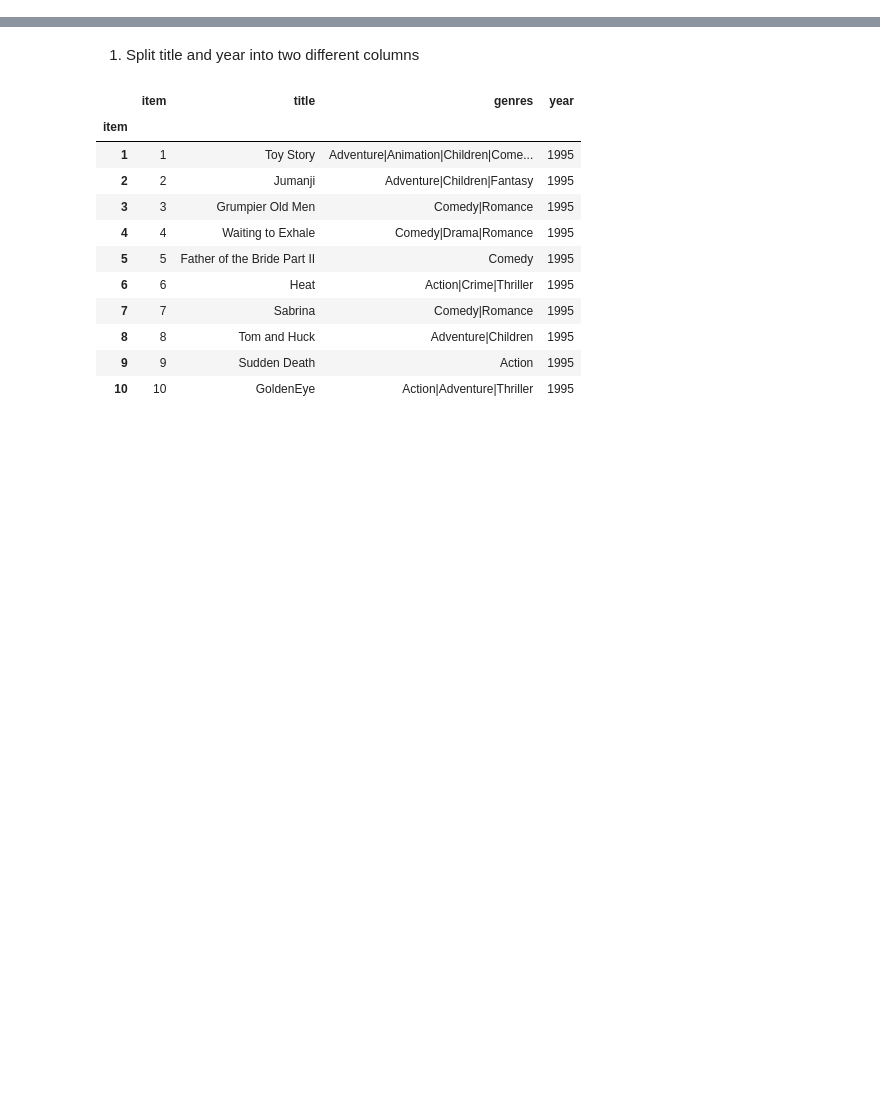
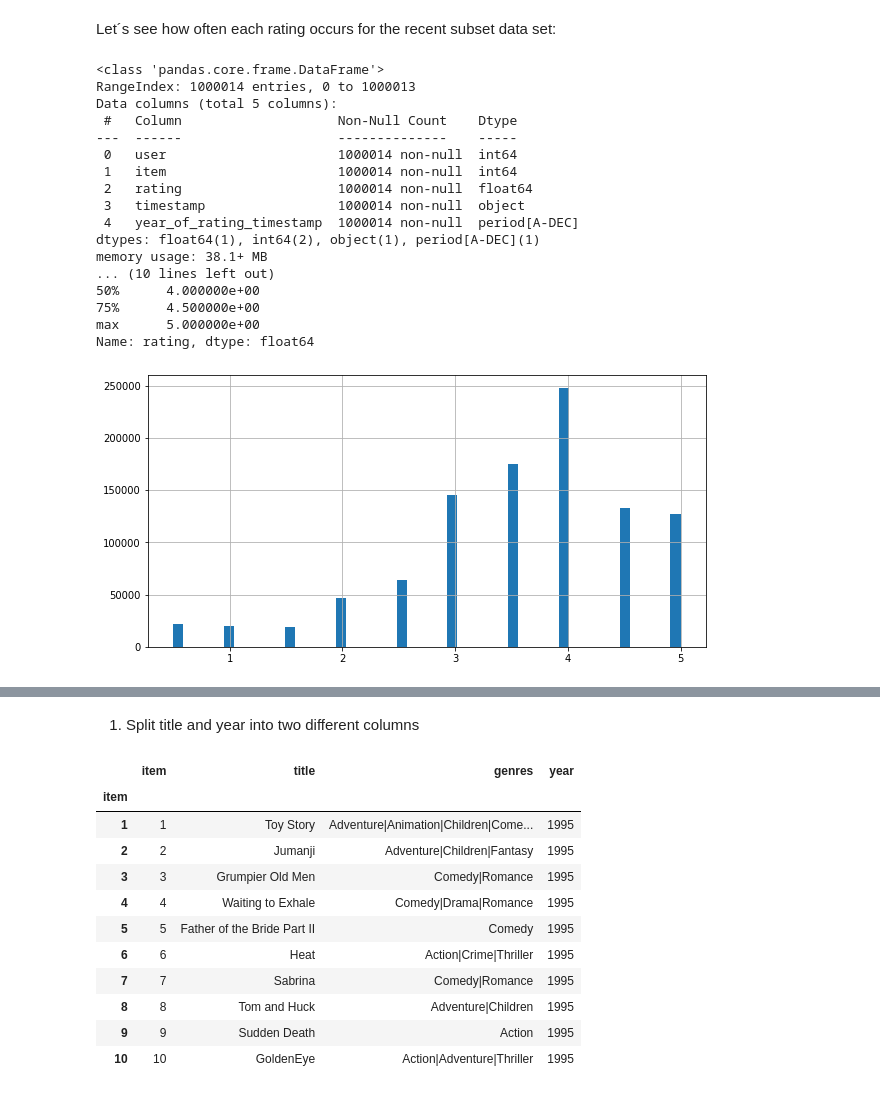
Before and after one commit to csotogd/Recommender-System-santa-claus, a Jupyter notebook: RS project.ipynb, the cells around one changed output, grey strips where cells are left out. Drawn from its saved outputs; the diff is of its cells as text; code cells hidden in the pictures; blank space fills up the shorter version.

```diff
--- a/RS project.ipynb
+++ b/RS project.ipynb
@@ -127,0 +229,29 @@ None
+# %% [markdown]
+Let´s see how often each rating occurs for the recent subset data set:
+# %%
+subset_ratings_df_recent['rating'].hist(bins = 50, figsize=(10, 5))
+print(subset_ratings_df_recent.info())
+print('number of users: ',len(subset_ratings_df_recent["user"].unique()))
+print('number of movies: ', len(subset_ratings_df_recent["item"].unique()))
+print()
+print('study of ratings')
+print(subset_ratings_df_recent.describe()['rating'])
+# %% [output]
+<class 'pandas.core.frame.DataFrame'>
+RangeIndex: 1000014 entries, 0 to 1000013
+Data columns (total 5 columns):
+ #   Column                    Non-Null Count    Dtype
+---  ------                    --------------    -----
+ 0   user                      1000014 non-null  int64
+ 1   item                      1000014 non-null  int64
+ 2   rating                    1000014 non-null  float64
+ 3   timestamp                 1000014 non-null  object
+ 4   year_of_rating_timestamp  1000014 non-null  period[A-DEC]
+dtypes: float64(1), int64(2), object(1), period[A-DEC](1)
+memory usage: 38.1+ MB
+... (10 lines left out)
+50%      4.000000e+00
+75%      4.500000e+00
+max      5.000000e+00
+Name: rating, dtype: float64
+[figure, added]
```
Also changed, not shown: parts of 250 cells of this notebook.
